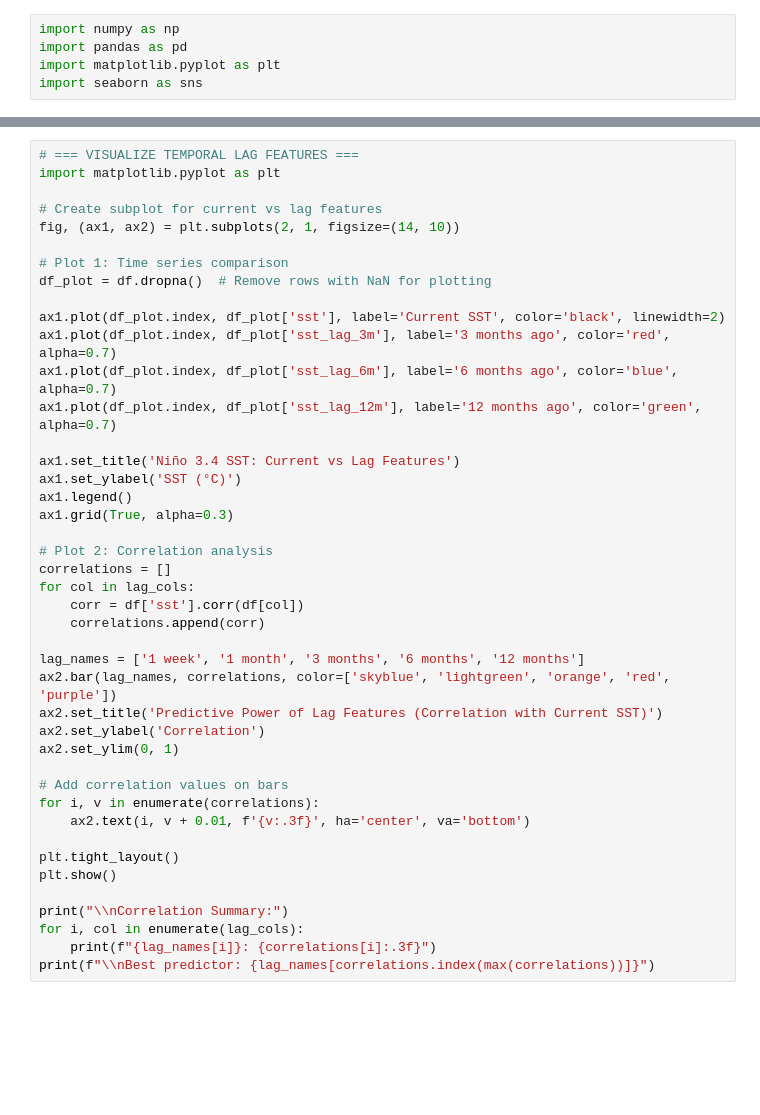
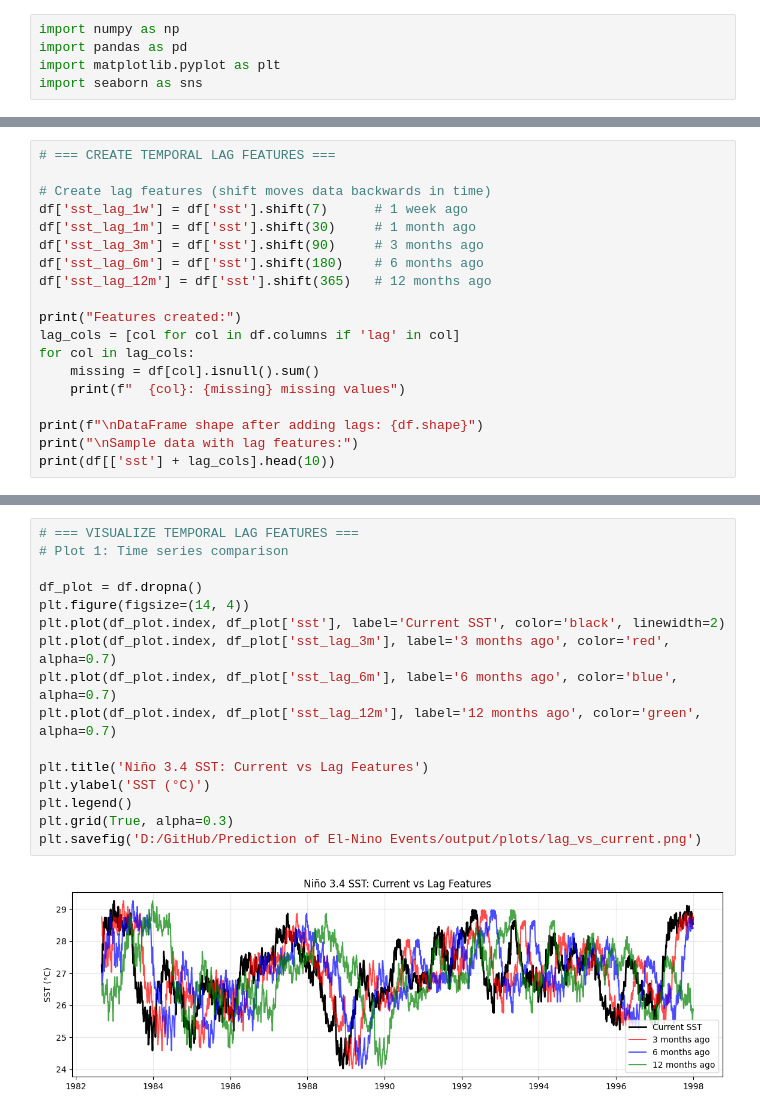
Before and after one commit to DHANA5982/Prediction-of-El-Nino-Events, a Jupyter notebook: notebooks/02_EDA.ipynb, the cells around one changed output, grey strips where cells are left out. Drawn from its saved outputs; the diff is of its cells as text; blank space fills up the shorter version.

```diff
--- a/notebooks/02_EDA.ipynb
+++ b/notebooks/02_EDA.ipynb
@@ -20,0 +36,19 @@ print(df.head())
+# %%
+# === CREATE TEMPORAL LAG FEATURES ===
+
+# Create lag features (shift moves data backwards in time)
+df['sst_lag_1w'] = df['sst'].shift(7)      # 1 week ago
+df['sst_lag_1m'] = df['sst'].shift(30)     # 1 month ago
+df['sst_lag_3m'] = df['sst'].shift(90)     # 3 months ago
+df['sst_lag_6m'] = df['sst'].shift(180)    # 6 months ago
+df['sst_lag_12m'] = df['sst'].shift(365)   # 12 months ago
+
+print("Features created:")
+lag_cols = [col for col in df.columns if 'lag' in col]
+for col in lag_cols:
+    missing = df[col].isnull().sum()
+    print(f"  {col}: {missing} missing values")
+
+print(f"\nDataFrame shape after adding lags: {df.shape}")
+print("\nSample data with lag features:")
+print(df[['sst'] + lag_cols].head(10))
@@ -21,43 +73,18 @@ print(df.head())
 # %%
 # === VISUALIZE TEMPORAL LAG FEATURES ===
-import matplotlib.pyplot as plt
+# Plot 1: Time series comparison
 
-# Create subplot for current vs lag features
-fig, (ax1, ax2) = plt.subplots(2, 1, figsize=(14, 10))
+df_plot = df.dropna()
+plt.figure(figsize=(14, 4))
+plt.plot(df_plot.index, df_plot['sst'], label='Current SST', color='black', linewidth=2)
+plt.plot(df_plot.index, df_plot['sst_lag_3m'], label='3 months ago', color='red', alpha=0.7)
+plt.plot(df_plot.index, df_plot['sst_lag_6m'], label='6 months ago', color='blue', alpha=0.7)
+plt.plot(df_plot.index, df_plot['sst_lag_12m'], label='12 months ago', color='green', alpha=0.7)
 
-# Plot 1: Time series comparison
-df_plot = df.dropna()  # Remove rows with NaN for plotting
-
-ax1.plot(df_plot.index, df_plot['sst'], label='Current SST', color='black', linewidth=2)
-ax1.plot(df_plot.index, df_plot['sst_lag_3m'], label='3 months ago', color='red', alpha=0.7)
-ax1.plot(df_plot.index, df_plot['sst_lag_6m'], label='6 months ago', color='blue', alpha=0.7)
-ax1.plot(df_plot.index, df_plot['sst_lag_12m'], label='12 months ago', color='green', alpha=0.7)
-
-ax1.set_title('Niño 3.4 SST: Current vs Lag Features')
-ax1.set_ylabel('SST (°C)')
-ax1.legend()
-ax1.grid(True, alpha=0.3)
-
-# Plot 2: Correlation analysis
-correlations = []
-for col in lag_cols:
-    corr = df['sst'].corr(df[col])
-    correlations.append(corr)
-
-lag_names = ['1 week', '1 month', '3 months', '6 months', '12 months']
-ax2.bar(lag_names, correlations, color=['skyblue', 'lightgreen', 'orange', 'red', 'purple'])
-ax2.set_title('Predictive Power of Lag Features (Correlation with Current SST)')
-ax2.set_ylabel('Correlation')
-ax2.set_ylim(0, 1)
-
-# Add correlation values on bars
-for i, v in enumerate(correlations):
-    ax2.text(i, v + 0.01, f'{v:.3f}', ha='center', va='bottom')
-
-plt.tight_layout()
-plt.show()
-
-print("\\nCorrelation Summary:")
-for i, col in enumerate(lag_cols):
-    print(f"{lag_names[i]}: {correlations[i]:.3f}")
-print(f"\\nBest predictor: {lag_names[correlations.index(max(correlations))]}")
+plt.title('Niño 3.4 SST: Current vs Lag Features')
+plt.ylabel('SST (°C)')
+plt.legend()
+plt.grid(True, alpha=0.3)
+plt.savefig('D:/GitHub/Prediction of El-Nino Events/output/plots/lag_vs_current.png')
+# %% [output]
+[figure, added]
```
Also changed, not shown: parts of 8 cells of this notebook.
